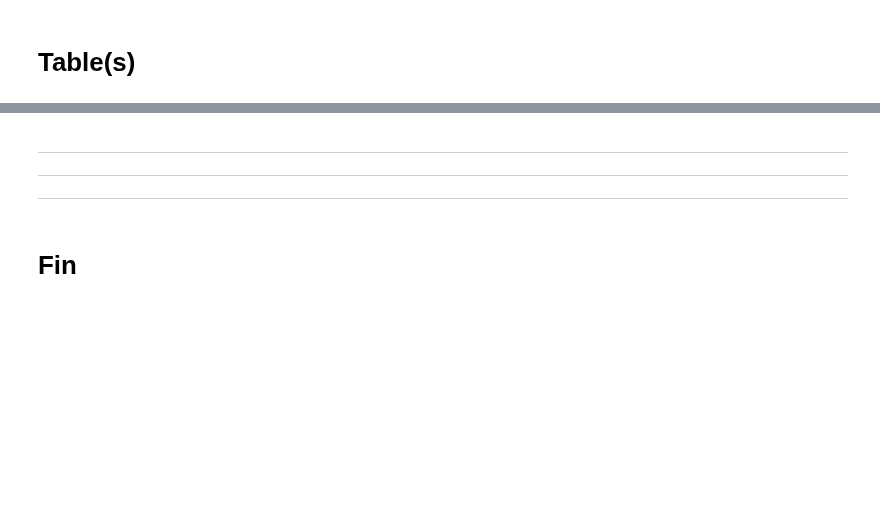
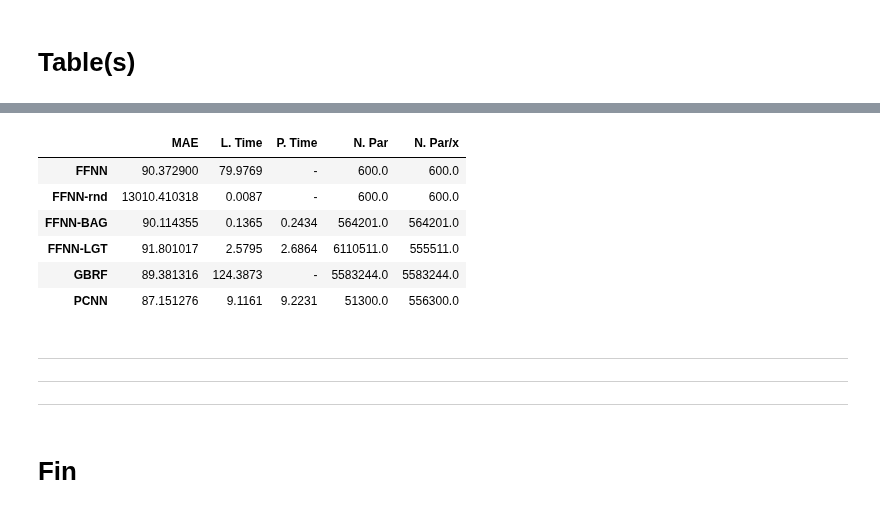
Before and after one commit to AnastasisKratsios/Architopes_Semisupervised, a Jupyter notebook: PCNNs_Ablation_for_Revirews_New_Better_Shinier_Version.ipynb, the cells around one changed output, grey strips where cells are left out. Cells and saved outputs as stored; diff of their text form; code cells hidden in the pictures; blank space fills up the shorter version.

```diff
--- a/PCNNs_Ablation_for_Revirews_New_Better_Shinier_Version.ipynb
+++ b/PCNNs_Ablation_for_Revirews_New_Better_Shinier_Version.ipynb
@@ -1246,3 +1312,13 @@ print('😃😃 Have a great day!! 😃😃 ')
+# %%
+Table_Final
+# %% [output]
+|  | MAE | L. Time | P. Time | N. Par | N. Par/x |
+| FFNN | 90.372900 | 79.9769 | - | 600.0 | 600.0 |
+| FFNN-rnd | 13010.410318 | 0.0087 | - | 600.0 | 600.0 |
+| FFNN-BAG | 90.114355 | 0.1365 | 0.2434 | 564201.0 | 564201.0 |
+| FFNN-LGT | 91.801017 | 2.5795 | 2.6864 | 6110511.0 | 555511.0 |
+| GBRF | 89.381316 | 124.3873 | - | 5583244.0 | 5583244.0 |
+| PCNN | 87.151276 | 9.1161 | 9.2231 | 51300.0 | 556300.0 |
 # %% [markdown]
 ---
 
```
Also changed, not shown: parts of 13 cells of this notebook, 13 other files.
